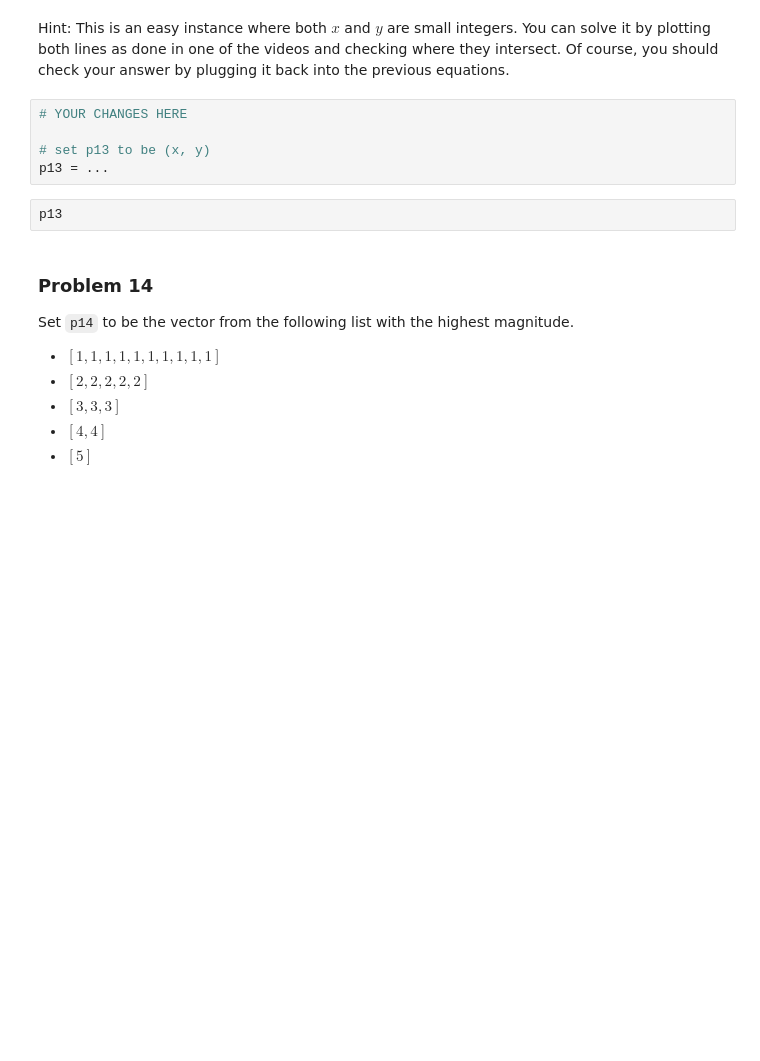
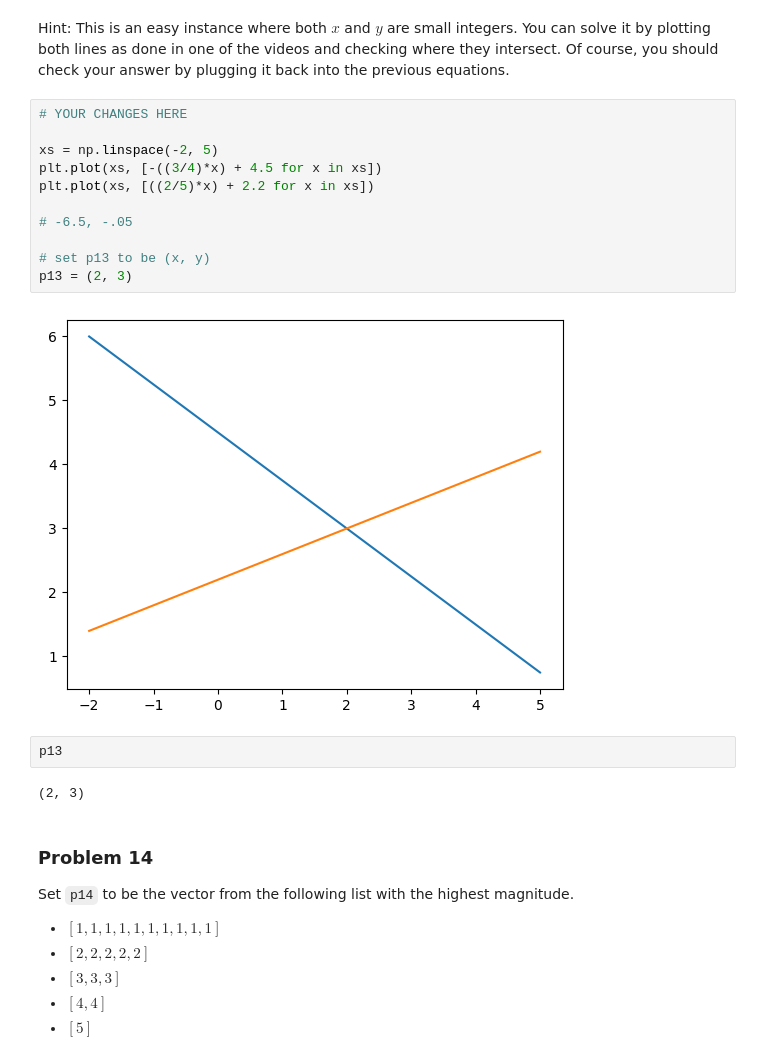
Before and after one commit to reynolkb-bu/dx601-homework-08, a Jupyter notebook: homework.ipynb, the cells around one changed output. Saved outputs shown, nothing was run; the diff lists cells and outputs as text; blank space fills up the shorter version.

```diff
--- a/homework.ipynb
+++ b/homework.ipynb
@@ -312,13 +324,23 @@ Set `p13` to be a tuple of the $x$ and $y$ values solving the following two equa
 Hint: This is an easy instance where both $x$ and $y$ are small integers.
 You can solve it by plotting both lines as done in one of the videos and checking where they intersect.
 Of course, you should check your answer by plugging it back into the previous equations.
-# %%
-# YOUR CHANGES HERE
-
-# set p13 to be (x, y)
-p13 = ...
+# %%
+# YOUR CHANGES HERE
+
+xs = np.linspace(-2, 5)
+plt.plot(xs, [-((3/4)*x) + 4.5 for x in xs])
+plt.plot(xs, [((2/5)*x) + 2.2 for x in xs])
+
+# -6.5, -.05
+
+# set p13 to be (x, y)
+p13 = (2, 3)
+# %% [output]
+[figure, added]
 # %%
 p13
+# %% [output]
+(2, 3)
 # %% [markdown]
 ### Problem 14
 
```
Also changed, not shown: parts of 17 cells of this notebook.
